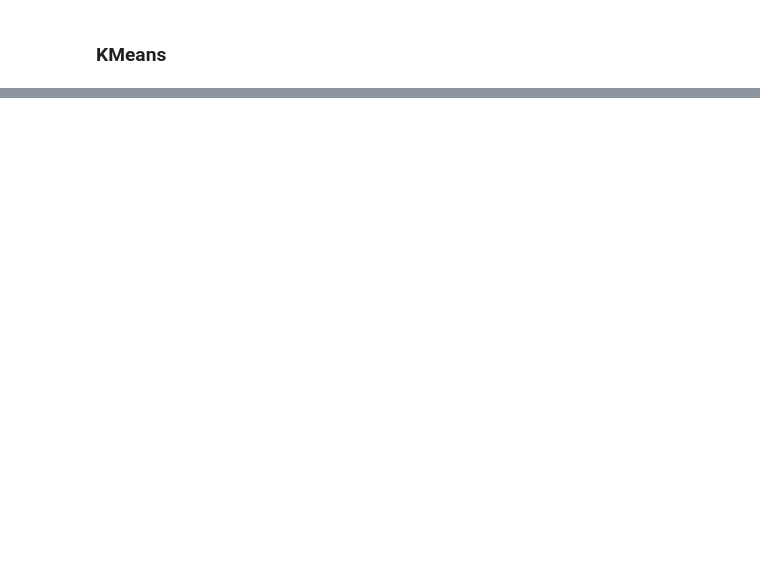
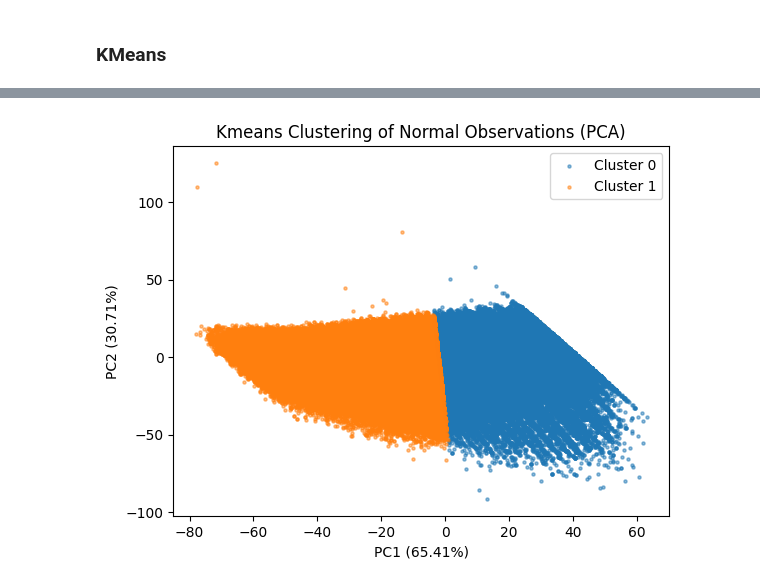
Before and after one commit to XmanJL/rolypoly-in-need4data, a Jupyter notebook: experiments/clustering.ipynb, the cells around one changed output, grey strips where cells are left out. Saved outputs shown, nothing was run; the diff lists cells and outputs as text; code cells hidden in the pictures; blank space fills up the shorter version.

```diff
--- a/experiments/clustering.ipynb
+++ b/experiments/clustering.ipynb
@@ -507,0 +575,25 @@ plt.show()
+# %%
+# PCA Analysis for KMeans Clustering
+# based on the chart, pick k=2
+model = KMeans(n_clusters=2, random_state=SEED, n_init=20)
+normal_labels = model.fit_predict(X_normal_df)
+pca = PCA(n_components=2, svd_solver="full")
+X_pca = pca.fit_transform(X_normal_df)
+
+# Plot each cluster separately
+for cluster in np.unique(normal_labels):
+    plt.scatter(
+        X_pca[normal_labels == cluster, 0],
+        X_pca[normal_labels == cluster, 1],
+        s=5,
+        alpha=0.5,
+        label=f"Cluster {cluster}"
+    )
+
+plt.xlabel(f"PC1 ({pca.explained_variance_ratio_[0] * 100:.2f}%)")
+plt.ylabel(f"PC2 ({pca.explained_variance_ratio_[1] * 100:.2f}%)")
+plt.title("Kmeans Clustering of Normal Observations (PCA)")
+plt.legend()
+plt.show()
+# %% [output]
+[figure, added]
```
Also changed, not shown: parts of 17 cells of this notebook, 1 other file.
